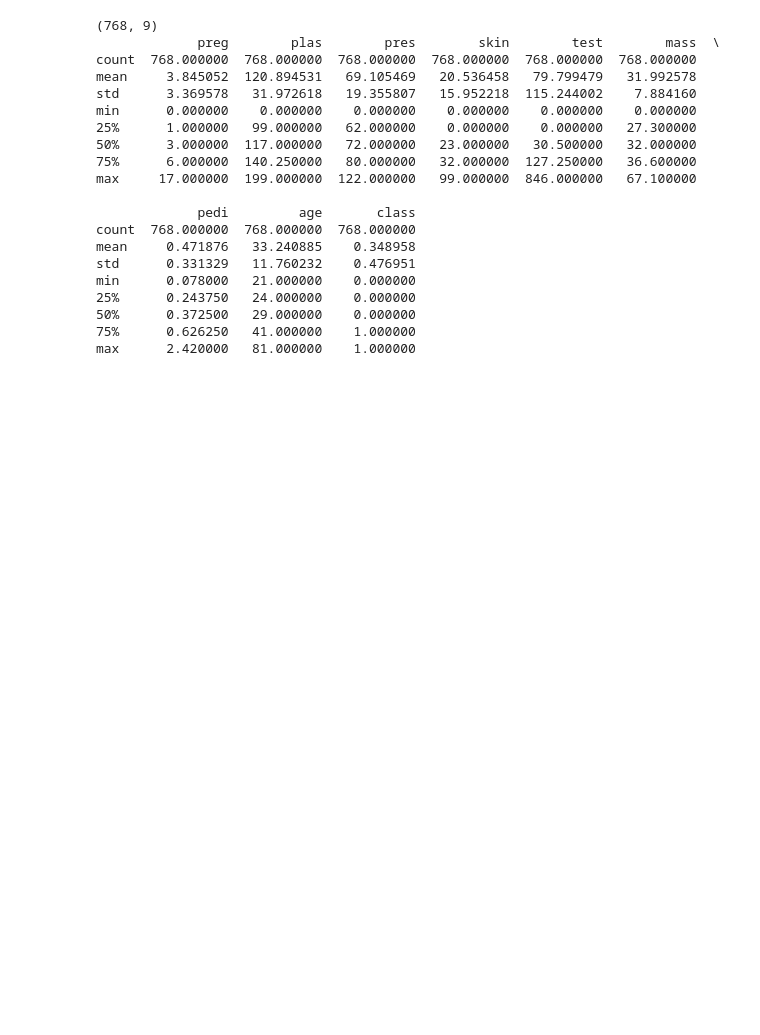
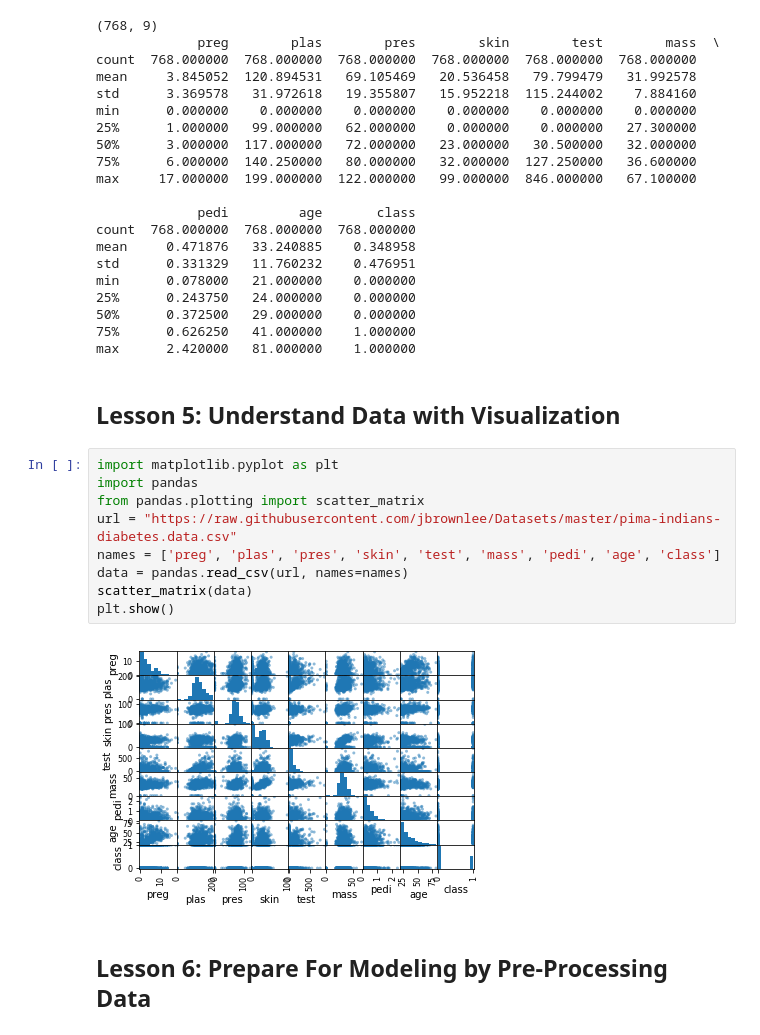
Before and after one commit to yrong/keras-tutorial, a Jupyter notebook: Machine-Learning-Mini-Course.ipynb, the cells around one changed output. Cells and saved outputs as stored; diff of their text form; blank space fills up the shorter version.

```diff
--- a/Machine-Learning-Mini-Course.ipynb
+++ b/Machine-Learning-Mini-Course.ipynb
@@ -84,3 +84,18 @@ min      0.078000   21.000000    0.000000
 50%      0.372500   29.000000    0.000000
 75%      0.626250   41.000000    1.000000
 max      2.420000   81.000000    1.000000
+# %% [markdown]
+## Lesson 5: Understand Data with Visualization
+# %%
+import matplotlib.pyplot as plt
+import pandas
+from pandas.plotting import scatter_matrix
+url = "https://raw.githubusercontent.com/jbrownlee/Datasets/master/pima-indians-diabetes.data.csv"
+names = ['preg', 'plas', 'pres', 'skin', 'test', 'mass', 'pedi', 'age', 'class']
+data = pandas.read_csv(url, names=names)
+scatter_matrix(data)
+plt.show()
+# %% [output]
+[figure, added]
+# %% [markdown]
+## Lesson 6: Prepare For Modeling by Pre-Processing Data
```
Also changed, not shown: parts of 3 cells of this notebook.
